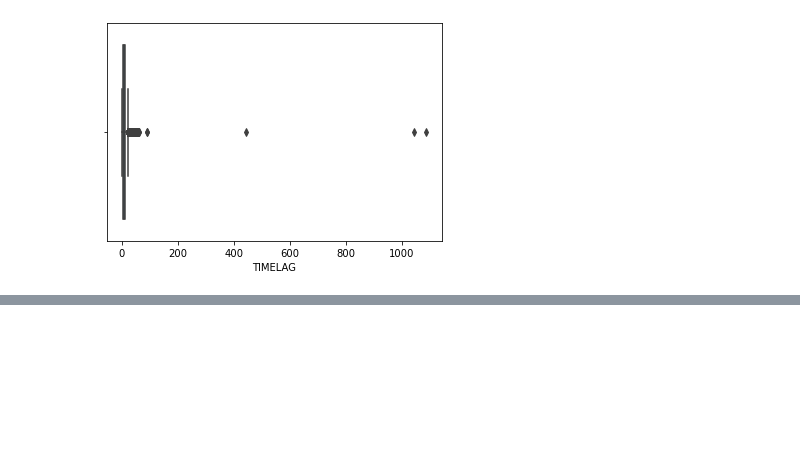
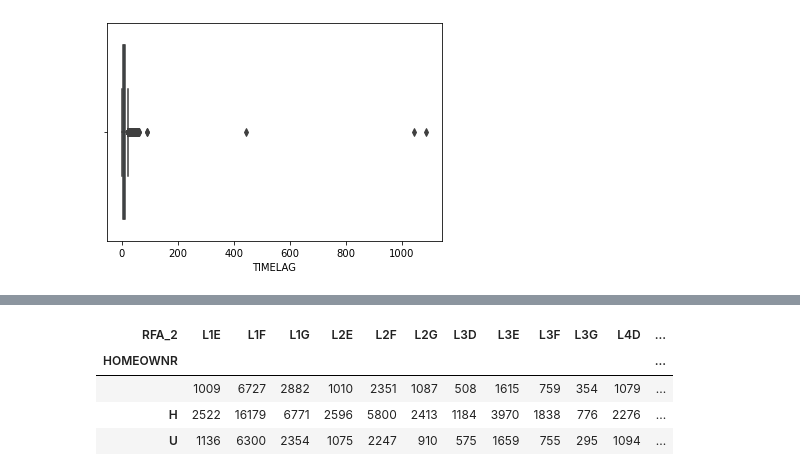
Before and after one commit to student-IH-labs-and-stuff/BCNDATA2022, a Jupyter notebook: ClassMaterials/Week4/sians notebooks/EDA_lesson.ipynb, the cells around one changed output, grey strips where cells are left out. Saved outputs shown, nothing was run; the diff lists cells and outputs as text; code cells hidden in the pictures; blank space fills up the shorter version.

```diff
--- a/ClassMaterials/Week4/sians notebooks/EDA_lesson.ipynb
+++ b/ClassMaterials/Week4/sians notebooks/EDA_lesson.ipynb
@@ -364,0 +441,8 @@ OR FILTER BY A FIXED LIMIT
+# %%
+# conclusion - replace value MDMAUD with major_donor, not_major_donor
+def grp_mdmaud(x):
+    if x == 'XXXX':
+        return 'not_major_donor'
+    else:
+        return 'major_donor'
+d_cat['MDMAUD']=list(map(grp_mdmaud,d_cat['MDMAUD']))
@@ -364,0 +529,8 @@ OR FILTER BY A FIXED LIMIT
+# %%
+data_crosstab
+# %% [output]
+| RFA_2 | L1E | L1F | L1G | L2E | L2F | L2G | L3D | L3E | L3F | L3G | L4D | ... |
+| HOMEOWNR |  |  |  |  |  |  |  |  |  |  |  | ... |
+|  | 1009 | 6727 | 2882 | 1010 | 2351 | 1087 | 508 | 1615 | 759 | 354 | 1079 | ... |
+| H | 2522 | 16179 | 6771 | 2596 | 5800 | 2413 | 1184 | 3970 | 1838 | 776 | 2276 | ... |
+| U | 1136 | 6300 | 2354 | 1075 | 2247 | 910 | 575 | 1659 | 755 | 295 | 1094 | ... |
```
Also changed, not shown: parts of 29 cells of this notebook, 2 other files.
